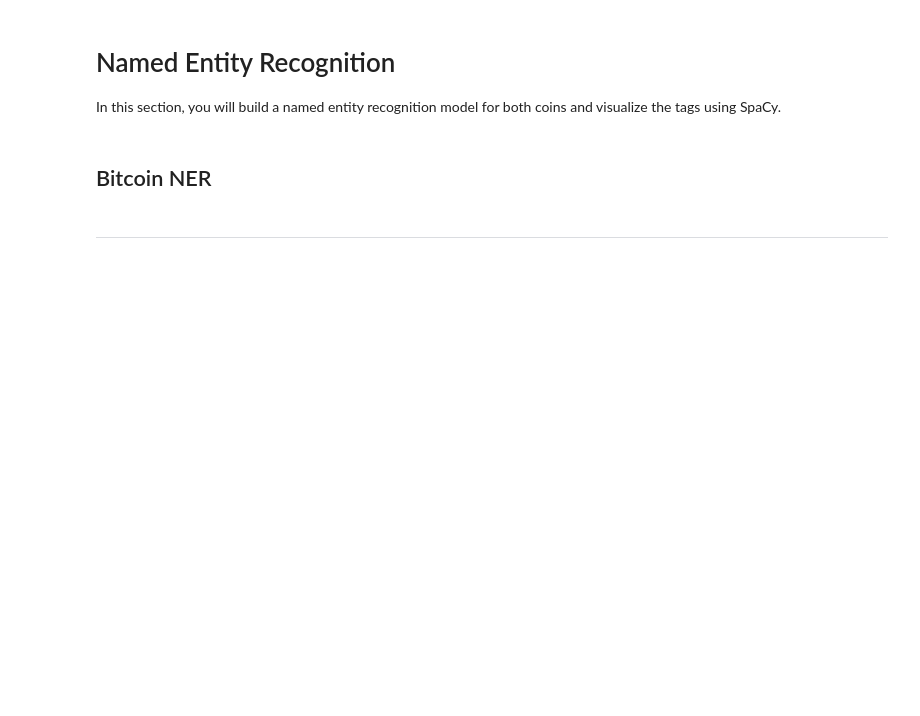
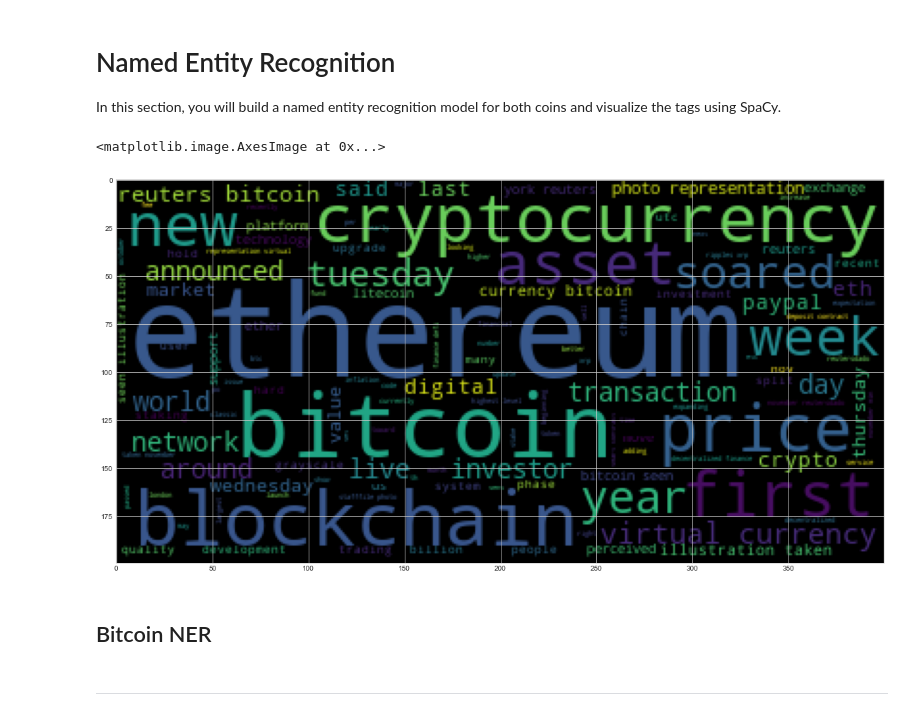
Before and after one commit to dbogatic/sentiment-analysis-NLP, a Jupyter notebook: crypto_sentiment.ipynb, the cells around one changed output. Drawn from its saved outputs; the diff is of its cells as text; code cells hidden in the pictures; blank space fills up the shorter version.

```diff
--- a/crypto_sentiment.ipynb
+++ b/crypto_sentiment.ipynb
@@ -461,6 +467,12 @@ mpl.rcParams['figure.figsize'] = [20.0, 10.0]
 # Named Entity Recognition
 
 In this section, you will build a named entity recognition model for both coins and visualize the tags using SpaCy.
+# %%
+wc = WordCloud().generate(" ".join(eth_processed))
+plt.imshow(wc)
+# %% [output]
+<matplotlib.image.AxesImage at 0x...>
+[figure, added]
 # %%
 import spacy
 from spacy import displacy
```
Also changed, not shown: parts of 8 cells of this notebook.
